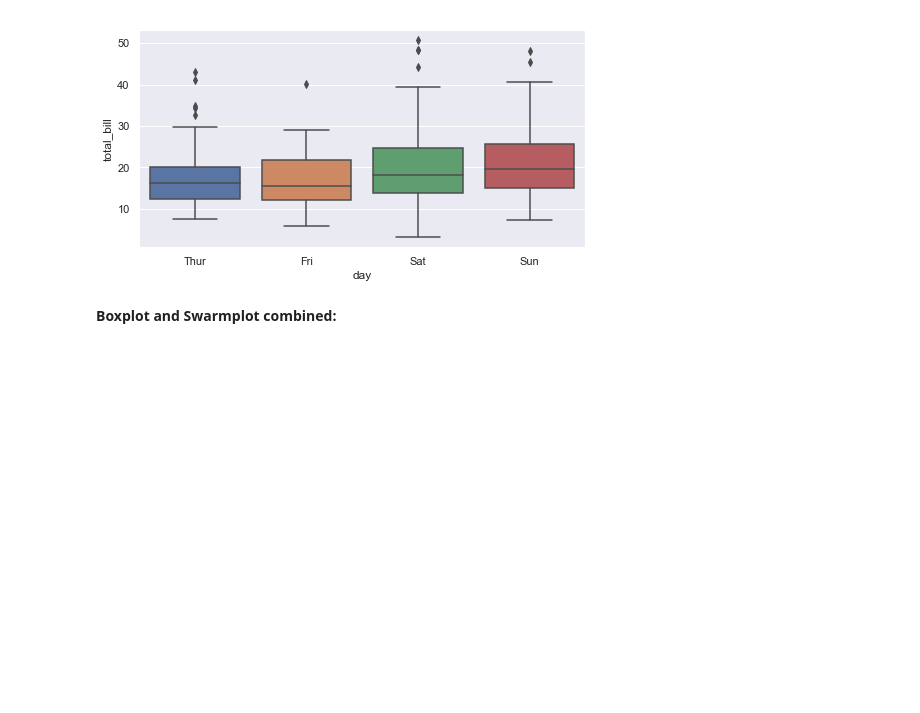
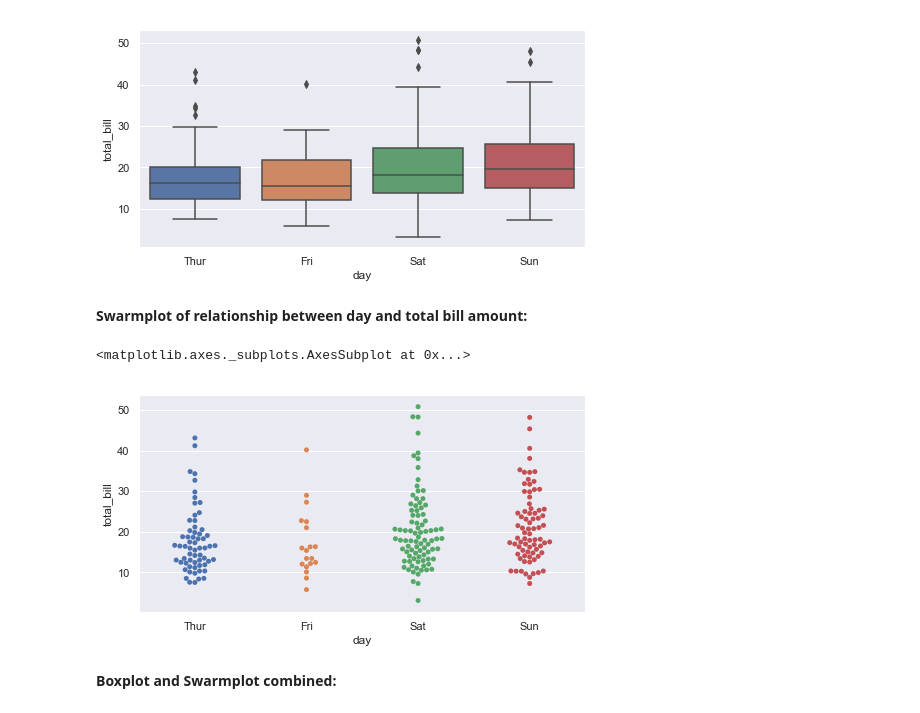
Before and after one commit to johndunne2019/Fundamentals-of-Data-Analysis-Project-2019, a Jupyter notebook: Tips-Dataset.ipynb, the cells around one changed output. Cells and saved outputs as stored; diff of their text form; code cells hidden in the pictures; blank space fills up the shorter version.

```diff
--- a/Tips-Dataset.ipynb
+++ b/Tips-Dataset.ipynb
@@ -1329,6 +1343,13 @@ sns.boxplot(x="day", y="total_bill", data=tips)
 # %% [output]
 <matplotlib.axes._subplots.AxesSubplot at 0x...>
 [figure]
+# %% [markdown]
+**Swarmplot of relationship between day and total bill amount:**
+# %%
+sns.swarmplot(x="day", y="total_bill", data=tips)
+# %% [output]
+<matplotlib.axes._subplots.AxesSubplot at 0x...>
+[figure, added]
 # %% [markdown]
 **Boxplot and Swarmplot combined:**
 # %%
```
Also changed, not shown: parts of 25 cells of this notebook.
